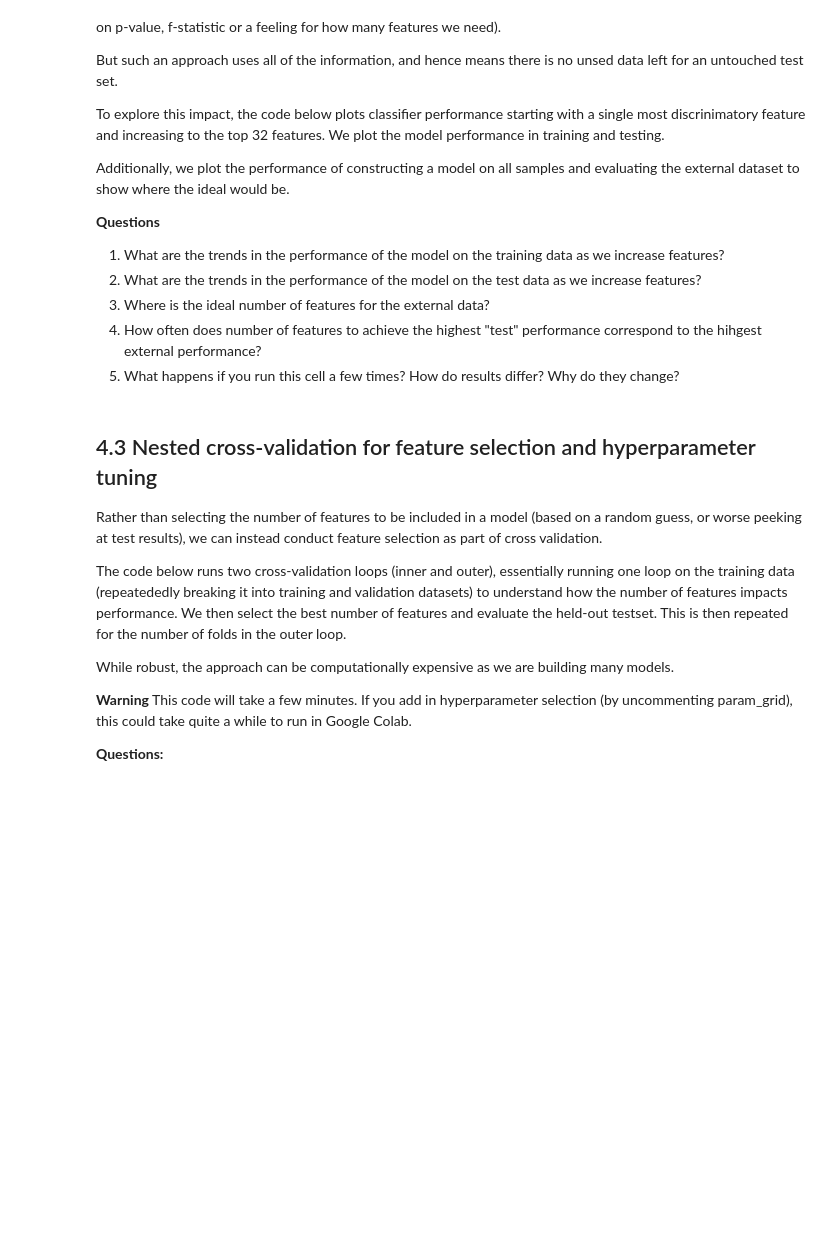
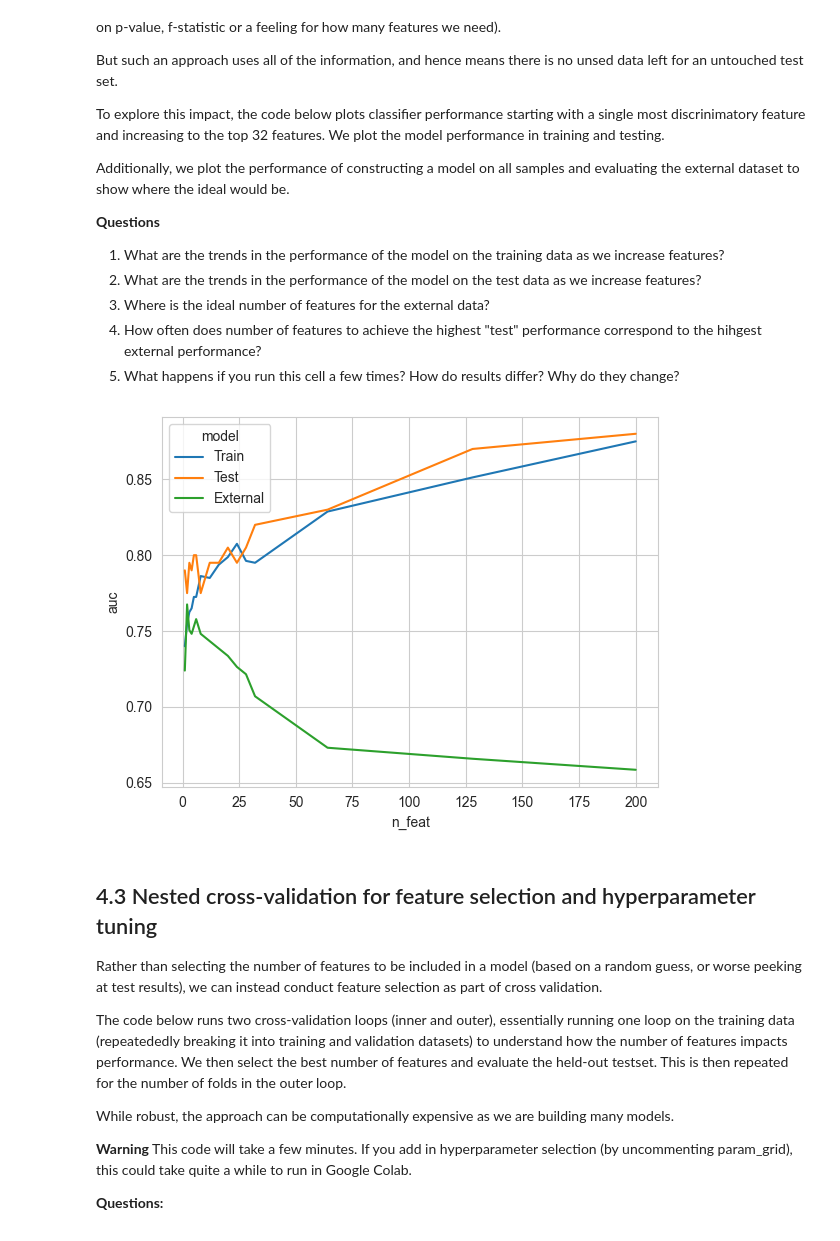
Before and after one commit to bwgoudey/IntroMLforLifeScienceWorkshopPython, a Jupyter notebook: IntroMLforLifeScienceWorkshop.ipynb, the cells around one changed output. Saved outputs shown, nothing was run; the diff lists cells and outputs as text; code cells hidden in the pictures; blank space fills up the shorter version.

```diff
--- a/IntroMLforLifeScienceWorkshop.ipynb
+++ b/IntroMLforLifeScienceWorkshop.ipynb
@@ -581,6 +648,10 @@ Additionally, we plot the performance of constructing a model on all samples and
 4. How often does number of features to achieve the highest "test" performance correspond to the hihgest external performance?
 5. What happens if you run this cell a few times? How do results differ? Why do they change?
 # %%
+#X,y,X_ext,y_ext = workshop_fn.load_diabetes_data(diabetes_df_raw, add_n_features=100, sample_limit=1000, scale=True)
+
+run_biased_analysis=True
+
 #
 # Pick your classifier
 #
@@ -592,50 +663,53 @@ clf = LogisticRegression(penalty=None, tol=0.01, solver='saga')
 X_train, X_test, y_train, y_test = train_test_split(X, y, test_size=test_prop)
 
 #Look at different numbers of features in the model. Remove any that are bigger than our current dataframe
-n_feats = [1,2,3, 4,5, 6, 8,12,16,20, 24, 28, 32, 64, 128, 1000]
+n_feats = [1,2,3, 4,5, 6, 8,12,16,20, 24, 28, 32, 64, 128, 200, 1000]
 n_feats = filter(lambda x: x<=len(X_train.columns), n_feats)
 aucs=[]
 for i in n_feats:
 
-    #This is a clever trick, where we make a pikeline that first searches
+    # This is a clever trick, where we make a pipeline that first searches
     # for the 'k' best features and then applies a classifier  to the filtered data.
     #
     # Here, the best is based on an ANOVA F-statistic
     # https://scikit-learn.org/stable/modules/generated/sklearn.feature_selection.f_classif.html
     #
     # But you could use a range of other functions
     # https://scikit-learn.org/stable/modules/feature_selection.html#univariate-feature-selection
     clf_selected = make_pipeline(SelectKBest(f_classif, k=i),clf)
 
     #
-    #
     ## Two possibilities to choose from
-    #   Biased: Use this to conduct feature selection on the entire dataset
-    clf_selected.fit(X, y)
-    #   Unbiased: Use this to conduct feature selection only on the training data
-    #clf_selected.fit(X_train, y_train)
+    if run_biased_analysis == True:
+        #   Biased: Use this to conduct feature selection on the entire dataset
+        clf_selected.fit(X, y)
+    else:
+        #   Unbiased: Use this to conduct feature selection only on the training data
+        clf_selected.fit(X_train, y_train)
 
     aucs.append(pd.DataFrame.from_dict({
         "n_feat": [i,i],
         "model" : ["Train", "Test"],
         "auc" : [clf_selected.score(X_train, y_train),
                    clf_selected.score(X_test, y_test)]
     }))
 
     clf_selected.fit(X, y)
     aucs.append(pd.DataFrame.from_dict({
         "n_feat": [i],
         "model" : ["External"],
         "auc" : [clf_selected.score(X_ext, y_ext)]
     }))
 
 
 
 aucs_df=pd.concat(aucs, ignore_index=True)
 sns.set_style("whitegrid")
 
 f=sns.lineplot(data=aucs_df, x="n_feat", y="auc", hue="model")
-f.set(xscale='log')
+#f.set(xscale='log')
+# %% [output]
+[figure, added]
 # %% [markdown]
 ## 4.3 Nested cross-validation for feature selection and hyperparameter tuning
 
```
Also changed, not shown: parts of 29 cells of this notebook, 1 other file.
